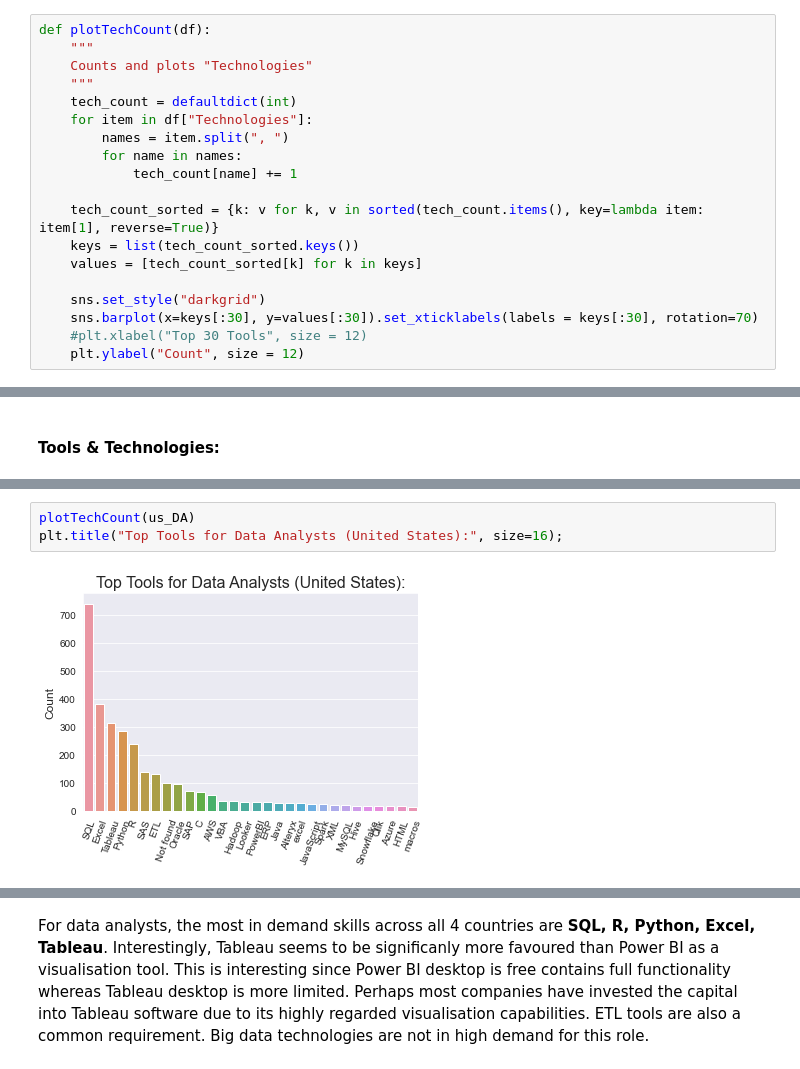
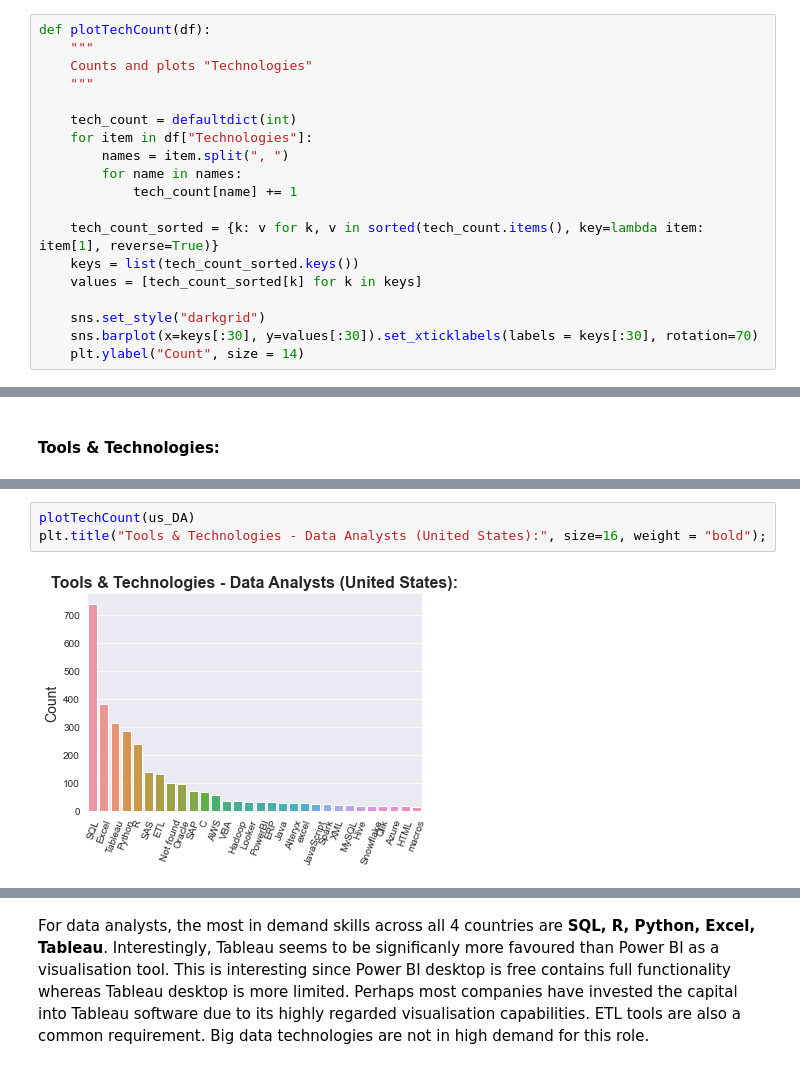
Before and after one commit to 10David15/Data-Science-Job-Analysis, a Jupyter notebook: Job & Country Analysis.ipynb, the cells around one changed output, grey strips where cells are left out. Cells and saved outputs as stored; diff of their text form.

```diff
--- a/Job & Country Analysis.ipynb
+++ b/Job & Country Analysis.ipynb
@@ -175,6 +175,7 @@ def plotTechCount(df):
     """
     Counts and plots "Technologies"
     """
+
     tech_count = defaultdict(int)
     for item in df["Technologies"]:
         names = item.split(", ")
@@ -187,8 +188,7 @@ def plotTechCount(df):
 
     sns.set_style("darkgrid")
     sns.barplot(x=keys[:30], y=values[:30]).set_xticklabels(labels = keys[:30], rotation=70)
-    #plt.xlabel("Top 30 Tools", size = 12)
-    plt.ylabel("Count", size = 12)
+    plt.ylabel("Count", size = 14)
 # %%
 def plotDegreeType(df):
     """
@@ -274,7 +328,7 @@ plt.title("Top Tools for Data Analysts (South Africa):", size=16);
 # %%
 plotTechCount(us_DA)
-plt.title("Top Tools for Data Analysts (United States):", size=16);
+plt.title("Tools & Technologies - Data Analysts (United States):", size=16, weight = "bold");
 # %% [output]
-[figure, old version]
+[figure, new version]
 # %%
 plotTechCount(uk_DA)
```
Also changed, not shown: parts of 40 cells of this notebook.
